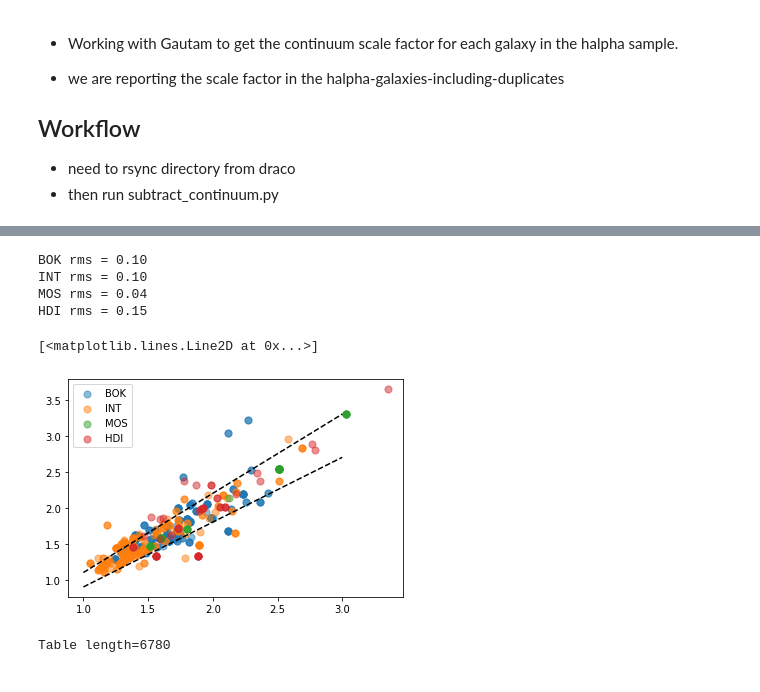
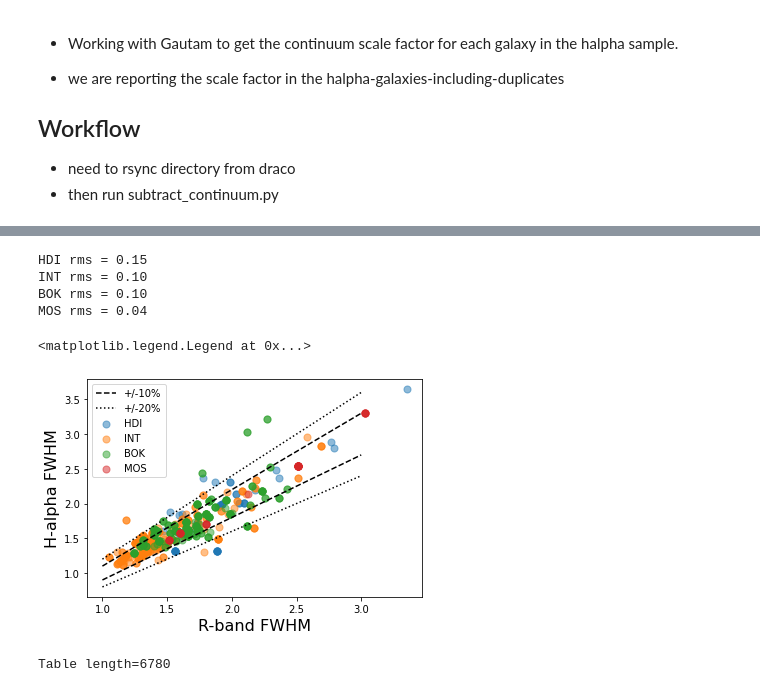
Before and after one commit to rfinn/havirgo, a Jupyter notebook: notebooks/RF_get_continuum_scale_halpha.ipynb, the cells around one changed output, grey strips where cells are left out. Drawn from its saved outputs; the diff is of its cells as text; code cells hidden in the pictures.

```diff
--- a/notebooks/RF_get_continuum_scale_halpha.ipynb
+++ b/notebooks/RF_get_continuum_scale_halpha.ipynb
@@ -164,34 +408,37 @@ Smoothed 15x15 SB limit 1sigma 2.53e-02 e-18
 # %%
 # plot halpha FWHM vs R
 
 x = v.halpha['R_FWHM']
 y = v.halpha['H_FWHM']
 
 flag = v.main['HAflag']
 
 #plt.scatter(x[flag],y[flag],c=v.halpha['TEL'][flag])
 
 tels = set(v.halpha['TEL'][flag])
 for t in tels:
     flag1 = v.halpha['TEL'] == t
     plt.scatter(x[flag&flag1],y[flag&flag1],s=50,label=t,alpha=.5)
     diff = (x[flag&flag1] - y[flag&flag1])/([x[flag&flag1]])
     print(f"{t} rms = {np.std(diff):.2f}")
 
-plt.legend()
 
 xline = np.linspace(1,3,100)
-plt.plot(xline,1.1*xline,'k--')
+plt.plot(xline,1.1*xline,'k--',label='+/-10%')
 plt.plot(xline,0.9*xline,'k--')
-plt.xlabel("R-band FWHM")
-plt.xlabel("H-alpha FWHM")
+plt.plot(xline,1.2*xline,'k:',label='+/-20%')
+plt.plot(xline,0.8*xline,'k:')
+plt.xlabel("R-band FWHM",fontsize=16)
+plt.ylabel("H-alpha FWHM",fontsize=16)
+
+plt.legend()
 # %% [output]
+HDI rms = 0.15
+INT rms = 0.10
 BOK rms = 0.10
-INT rms = 0.10
 MOS rms = 0.04
-HDI rms = 0.15
-[<matplotlib.lines.Line2D at 0x...>]
+<matplotlib.legend.Legend at 0x...>
-[figure, old version]
+[figure, new version]
 # %%
 v.main
 # %% [output]
```
Also changed, not shown: parts of 9 cells of this notebook, 4 other files.
